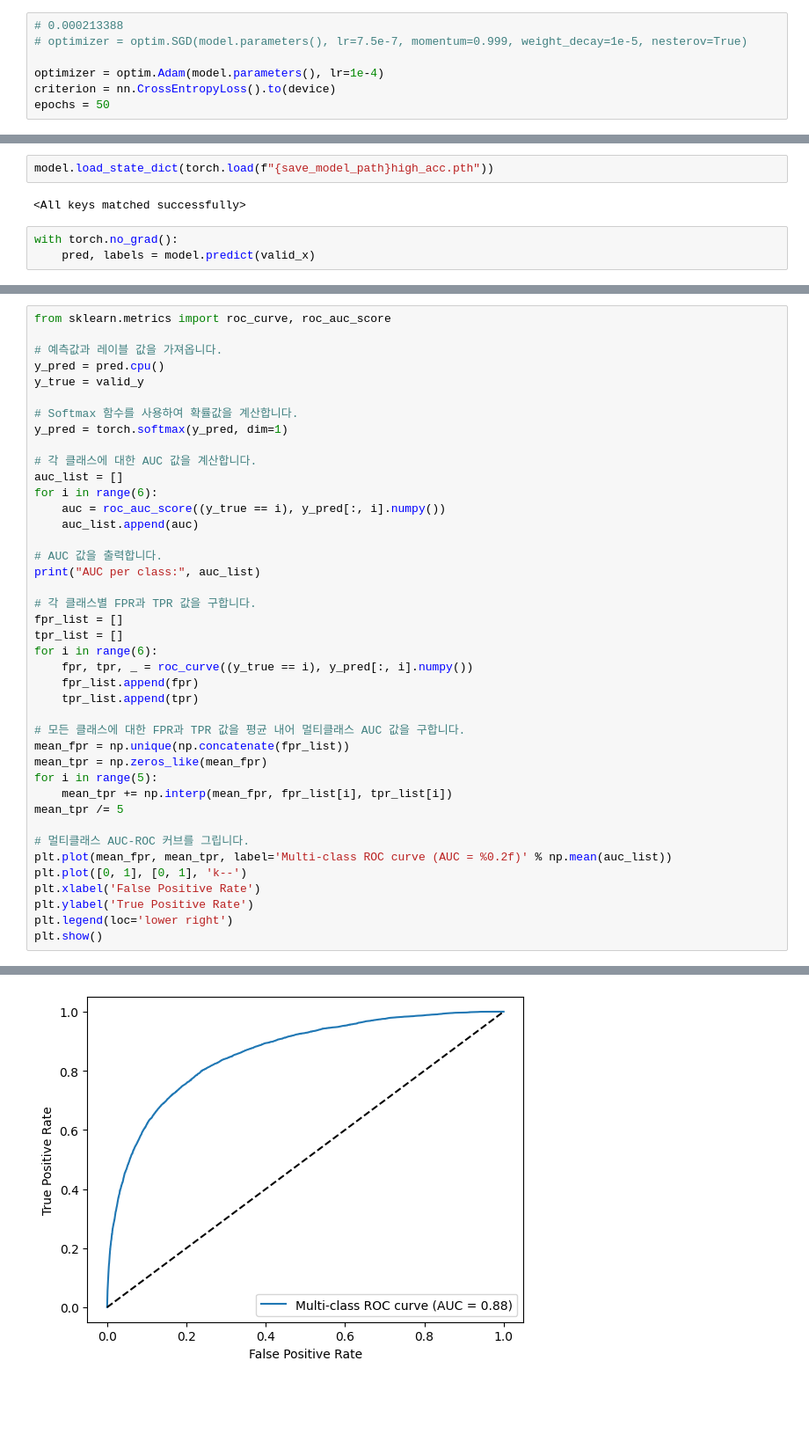
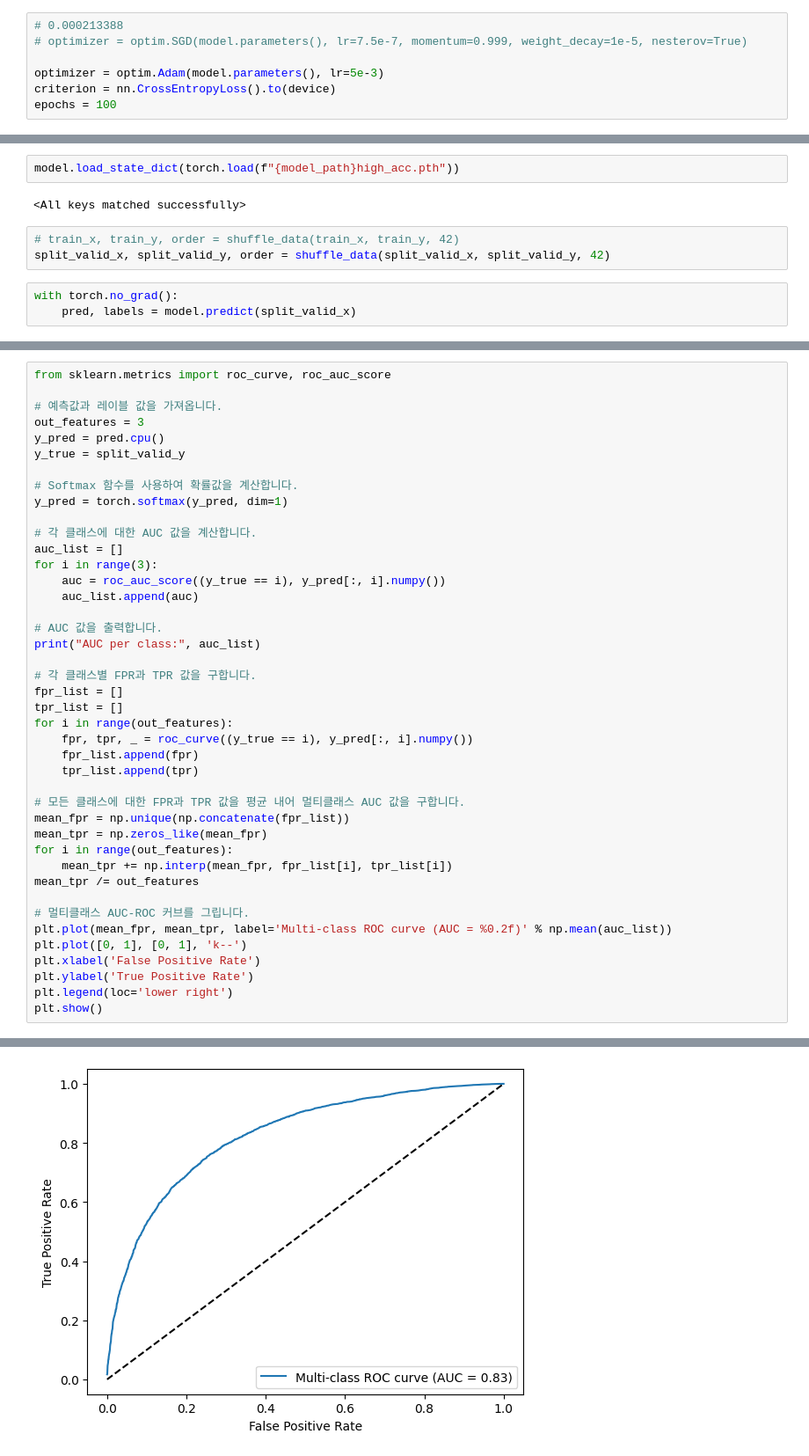
Before and after one commit to TukBang/Pet-care-app, a Jupyter notebook: Capstone/2023/skin disease/train_model_5900X.ipynb, the cells around one changed output, grey strips where cells are left out. Shown at 88% size. Saved outputs shown, nothing was run; the diff lists cells and outputs as text; blank space fills up the shorter version.

```diff
--- a/Capstone/2023/skin disease/train_model_5900X.ipynb
+++ b/Capstone/2023/skin disease/train_model_5900X.ipynb
@@ -173,9 +228,9 @@ Estimated Total Size (MB): 281.28
 # 0.000213388
 # optimizer = optim.SGD(model.parameters(), lr=7.5e-7, momentum=0.999, weight_decay=1e-5, nesterov=True)
 
-optimizer = optim.Adam(model.parameters(), lr=1e-4)
+optimizer = optim.Adam(model.parameters(), lr=5e-3)
 criterion = nn.CrossEntropyLoss().to(device)
-epochs = 50
+epochs = 100
 # %%
 print(device)
 parameters = {
@@ -237,8 +279,11 @@ plt.show()
 # %%
-model.load_state_dict(torch.load(f"{save_model_path}high_acc.pth"))
+model.load_state_dict(torch.load(f"{model_path}high_acc.pth"))
 # %% [output]
 <All keys matched successfully>
+# %%
+# train_x, train_y, order = shuffle_data(train_x, train_y, 42)
+split_valid_x, split_valid_y, order = shuffle_data(split_valid_x, split_valid_y, 42)
 # %%
 with torch.no_grad():
-    pred, labels = model.predict(valid_x)
+    pred, labels = model.predict(split_valid_x)
 # %%
@@ -249,15 +294,16 @@ accuracy_score(valid_y, labels.cpu())
 from sklearn.metrics import roc_curve, roc_auc_score
 
 # 예측값과 레이블 값을 가져옵니다.
+out_features = 3
 y_pred = pred.cpu()
-y_true = valid_y
+y_true = split_valid_y
 
 # Softmax 함수를 사용하여 확률값을 계산합니다.
 y_pred = torch.softmax(y_pred, dim=1)
 
 # 각 클래스에 대한 AUC 값을 계산합니다.
 auc_list = []
-for i in range(6):
+for i in range(3):
     auc = roc_auc_score((y_true == i), y_pred[:, i].numpy())
     auc_list.append(auc)
 
@@ -267,7 +313,7 @@ print("AUC per class:", auc_list)
 # 각 클래스별 FPR과 TPR 값을 구합니다.
 fpr_list = []
 tpr_list = []
-for i in range(6):
+for i in range(out_features):
     fpr, tpr, _ = roc_curve((y_true == i), y_pred[:, i].numpy())
     fpr_list.append(fpr)
     tpr_list.append(tpr)
@@ -275,9 +321,9 @@ for i in range(6):
 # 모든 클래스에 대한 FPR과 TPR 값을 평균 내어 멀티클래스 AUC 값을 구합니다.
 mean_fpr = np.unique(np.concatenate(fpr_list))
 mean_tpr = np.zeros_like(mean_fpr)
-for i in range(5):
+for i in range(out_features):
     mean_tpr += np.interp(mean_fpr, fpr_list[i], tpr_list[i])
-mean_tpr /= 5
+mean_tpr /= out_features
 
 # 멀티클래스 AUC-ROC 커브를 그립니다.
 plt.plot(mean_fpr, mean_tpr, label='Multi-class ROC curve (AUC = %0.2f)' % np.mean(auc_list))
@@ -291,3 +337,3 @@ AUC per class: [0.8540246983139745, 0.8725201592436745, 0.8659064816524953, 0.88
-[figure, old version]
+[figure, new version]
 # %%
 from sklearn.metrics import classification_report
```
Also changed, not shown: parts of 16 cells of this notebook.
